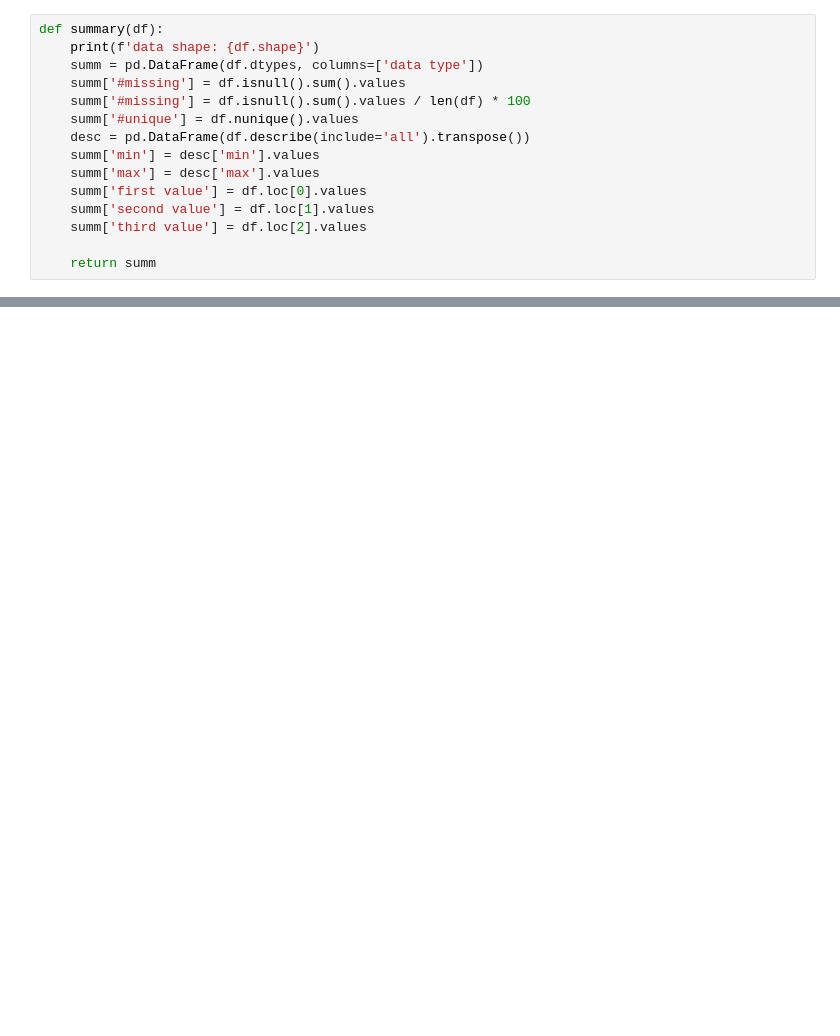
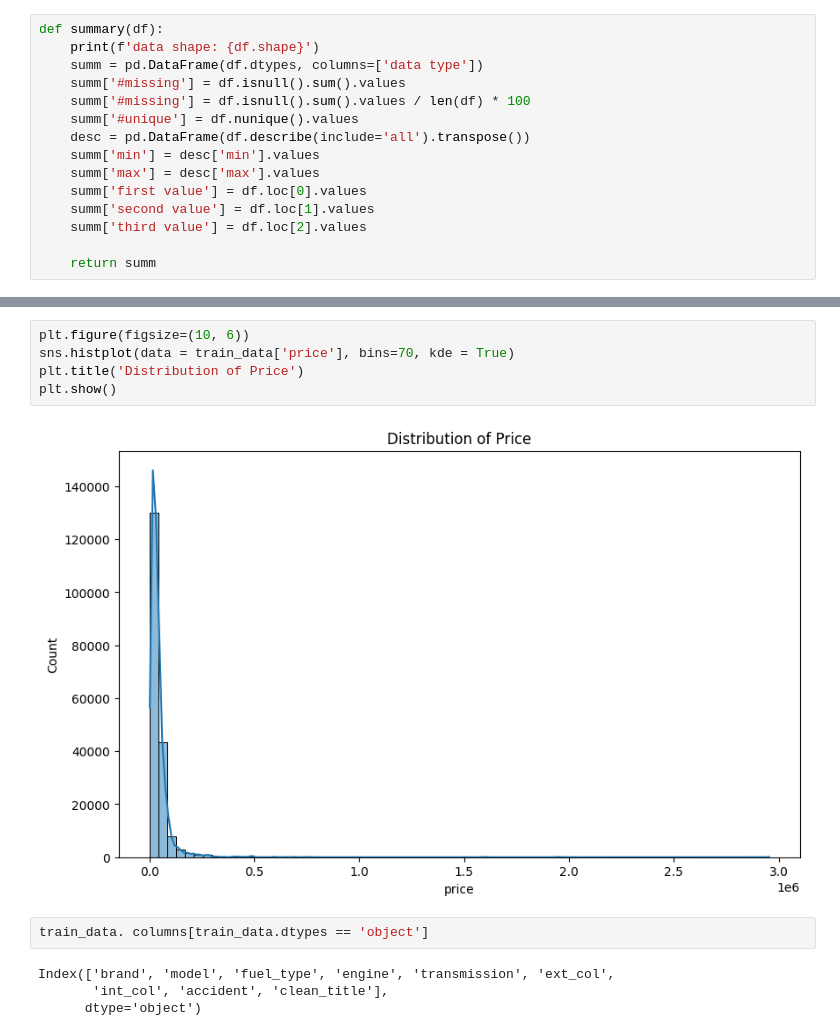
Before and after one commit to Batomet/regression-of-used-car-prices, a Jupyter notebook: regression-of-used-car-prices.ipynb, the cells around one changed output, grey strips where cells are left out. Saved outputs shown, nothing was run; the diff lists cells and outputs as text; blank space fills up the shorter version.

Commit message:
Kaggle Notebook | Regression of Used Car Prices | Version 2

```diff
--- a/regression-of-used-car-prices.ipynb
+++ b/regression-of-used-car-prices.ipynb
@@ -73,0 +86,13 @@ data shape: (188533, 12)
+# %%
+plt.figure(figsize=(10, 6))
+sns.histplot(data = train_data['price'], bins=70, kde = True)
+plt.title('Distribution of Price')
+plt.show()
+# %% [output]
+[figure, added]
+# %%
+train_data. columns[train_data.dtypes == 'object']
+# %% [output]
+Index(['brand', 'model', 'fuel_type', 'engine', 'transmission', 'ext_col',
+       'int_col', 'accident', 'clean_title'],
+      dtype='object')
```
Also changed, not shown: parts of 6 cells of this notebook.
